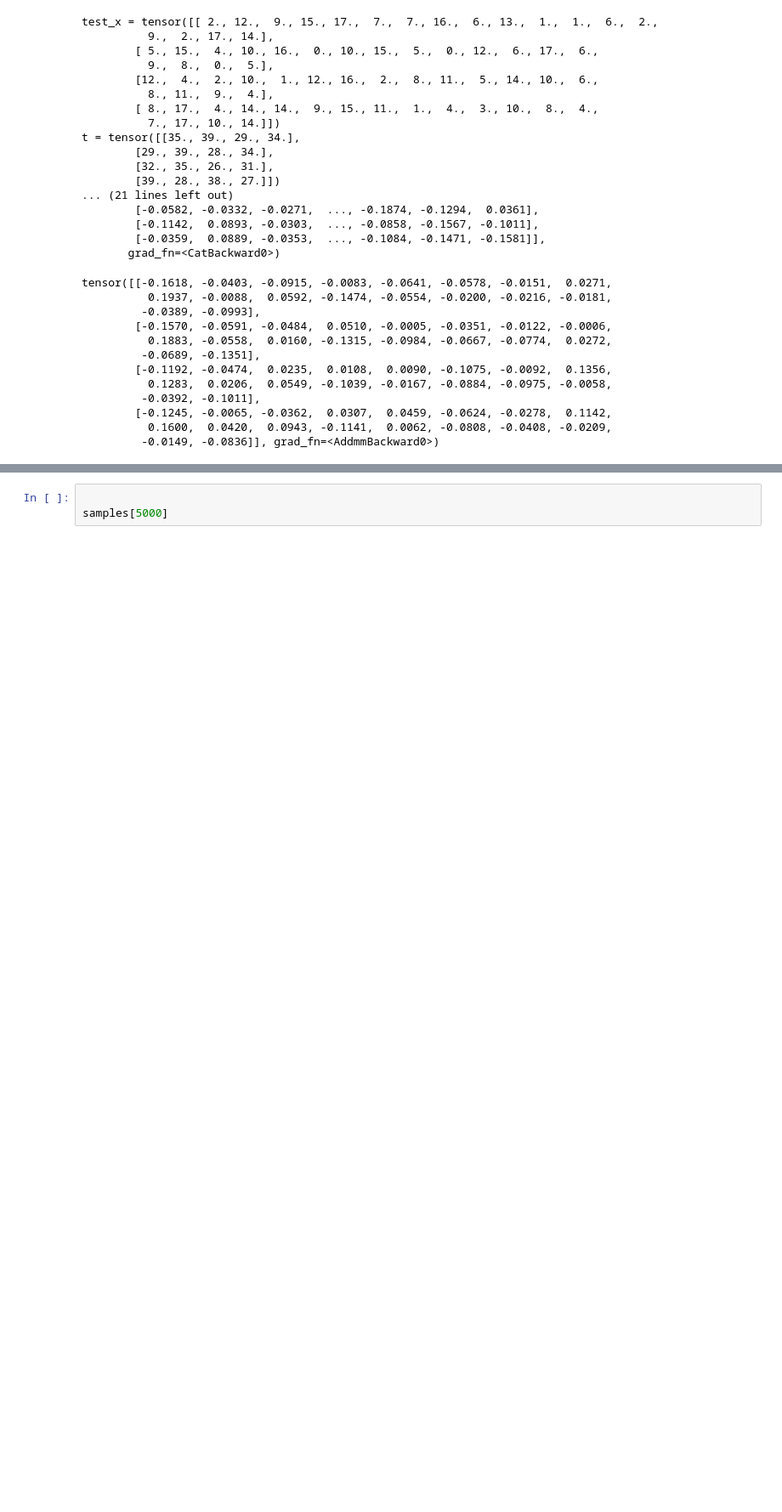
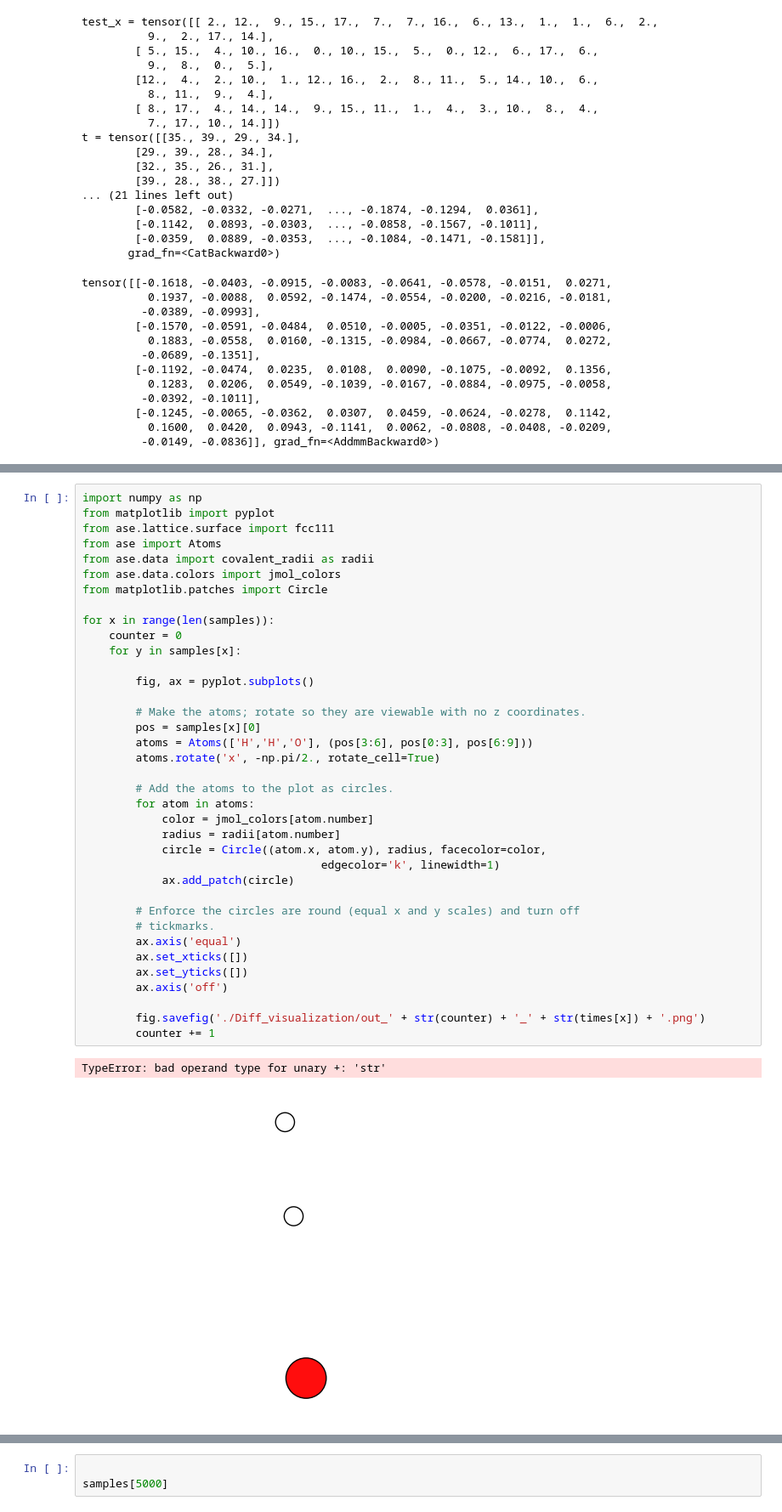
Before and after one commit to StevenZhang904/ScoreMD_EGNN, a Jupyter notebook: test.ipynb, the cells around one changed output, grey strips where cells are left out. Shown: that part at 85% size. Saved outputs shown, nothing was run; the diff lists cells and outputs as text; blank space fills up the shorter version.

Commit message:
Added visualization in test.ipynb. Switching to EGNN as denoise model.

```diff
--- a/test.ipynb
+++ b/test.ipynb
@@ -602,0 +731,40 @@ TypeError: 'float' object cannot be interpreted as an integer
+# %%
+import numpy as np
+from matplotlib import pyplot
+from ase.lattice.surface import fcc111
+from ase import Atoms
+from ase.data import covalent_radii as radii
+from ase.data.colors import jmol_colors
+from matplotlib.patches import Circle
+
+for x in range(len(samples)):
+    counter = 0
+    for y in samples[x]:
+
+        fig, ax = pyplot.subplots()
+
+        # Make the atoms; rotate so they are viewable with no z coordinates.
+        pos = samples[x][0]
+        atoms = Atoms(['H','H','O'], (pos[3:6], pos[0:3], pos[6:9]))
+        atoms.rotate('x', -np.pi/2., rotate_cell=True)
+
+        # Add the atoms to the plot as circles.
+        for atom in atoms:
+            color = jmol_colors[atom.number]
+            radius = radii[atom.number]
+            circle = Circle((atom.x, atom.y), radius, facecolor=color,
+                                    edgecolor='k', linewidth=1)
+            ax.add_patch(circle)
+
+        # Enforce the circles are round (equal x and y scales) and turn off
+        # tickmarks.
+        ax.axis('equal')
+        ax.set_xticks([])
+        ax.set_yticks([])
+        ax.axis('off')
+
+        fig.savefig('./Diff_visualization/out_' + str(counter) + '_' + str(times[x]) + '.png')
+        counter += 1
+# %% [output]
+TypeError: bad operand type for unary +: 'str'
+[figure, added]
```
Also changed, not shown: parts of 4 cells of this notebook, 54 other files.
